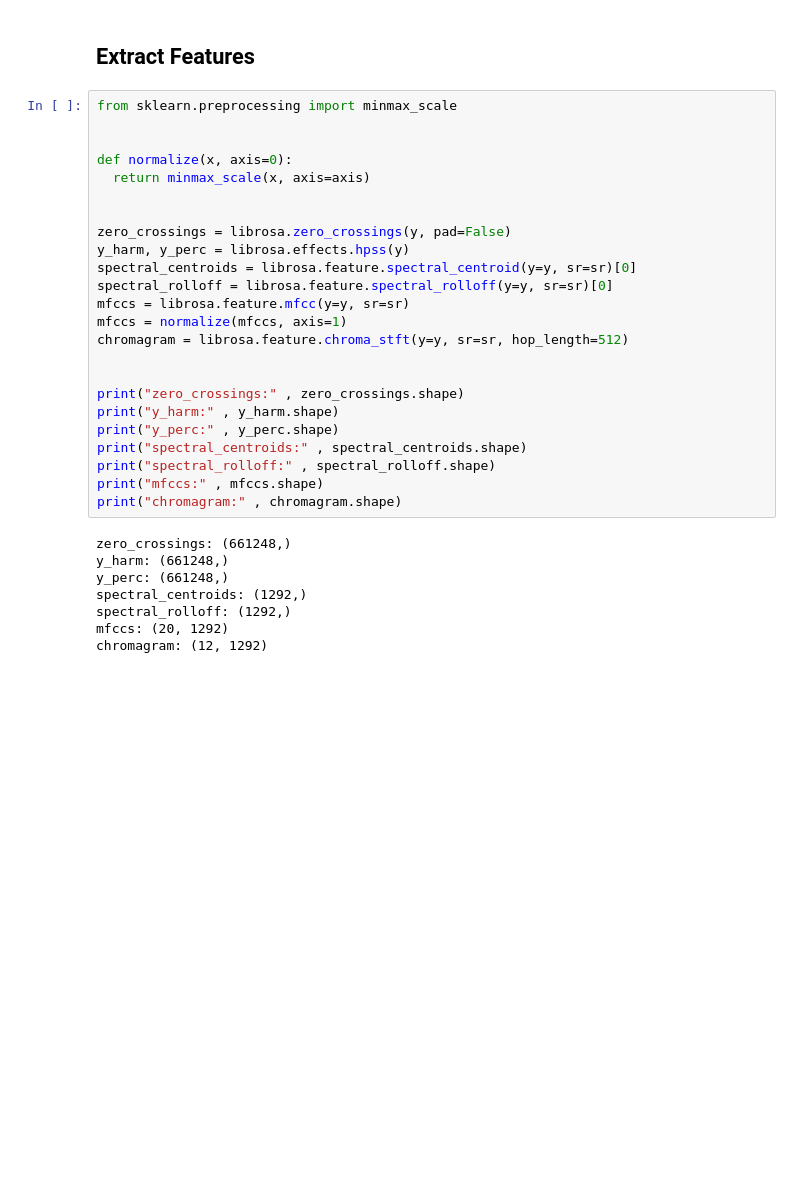
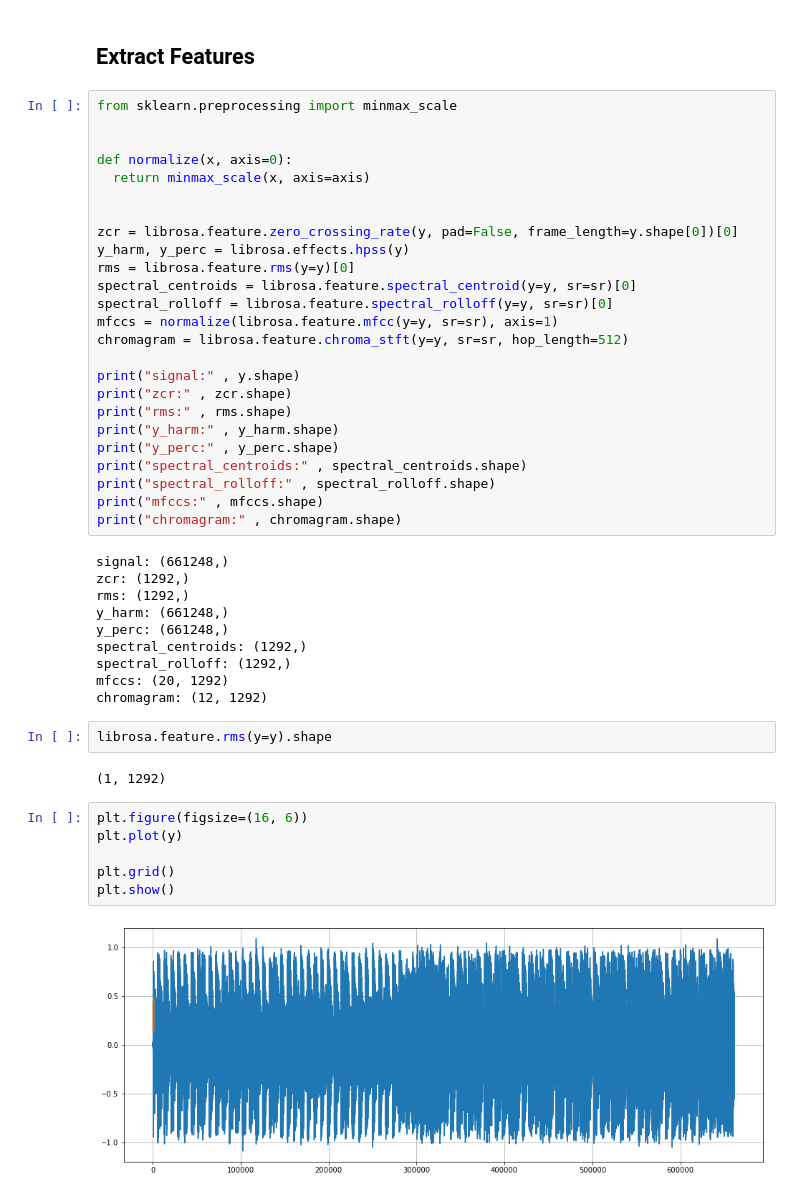
Before and after one commit to atsukoba/interactive-music-search, a Jupyter notebook: server/experiments/audio.ipynb, the cells around one changed output. Saved outputs shown, nothing was run; the diff lists cells and outputs as text; blank space fills up the shorter version.

```diff
--- a/server/experiments/audio.ipynb
+++ b/server/experiments/audio.ipynb
@@ -72,16 +92,17 @@ def normalize(x, axis=0):
   return minmax_scale(x, axis=axis)
 
 
-zero_crossings = librosa.zero_crossings(y, pad=False)
+zcr = librosa.feature.zero_crossing_rate(y, pad=False, frame_length=y.shape[0])[0]
 y_harm, y_perc = librosa.effects.hpss(y)
+rms = librosa.feature.rms(y=y)[0]
 spectral_centroids = librosa.feature.spectral_centroid(y=y, sr=sr)[0]
 spectral_rolloff = librosa.feature.spectral_rolloff(y=y, sr=sr)[0]
-mfccs = librosa.feature.mfcc(y=y, sr=sr)
-mfccs = normalize(mfccs, axis=1)
+mfccs = normalize(librosa.feature.mfcc(y=y, sr=sr), axis=1)
 chromagram = librosa.feature.chroma_stft(y=y, sr=sr, hop_length=512)
 
-
-print("zero_crossings:" , zero_crossings.shape)
+print("signal:" , y.shape)
+print("zcr:" , zcr.shape)
+print("rms:" , rms.shape)
 print("y_harm:" , y_harm.shape)
 print("y_perc:" , y_perc.shape)
 print("spectral_centroids:" , spectral_centroids.shape)
@@ -89,10 +110,24 @@ print("spectral_rolloff:" , spectral_rolloff.shape)
 print("mfccs:" , mfccs.shape)
 print("chromagram:" , chromagram.shape)
 # %% [output]
-zero_crossings: (661248,)
+signal: (661248,)
+zcr: (1292,)
+rms: (1292,)
 y_harm: (661248,)
 y_perc: (661248,)
 spectral_centroids: (1292,)
 spectral_rolloff: (1292,)
 mfccs: (20, 1292)
 chromagram: (12, 1292)
+# %%
+librosa.feature.rms(y=y).shape
+# %% [output]
+(1, 1292)
+# %%
+plt.figure(figsize=(16, 6))
+plt.plot(y)
+
+plt.grid()
+plt.show()
+# %% [output]
+[figure, added]
```
Also changed, not shown: parts of 20 cells of this notebook, 2 other files.
